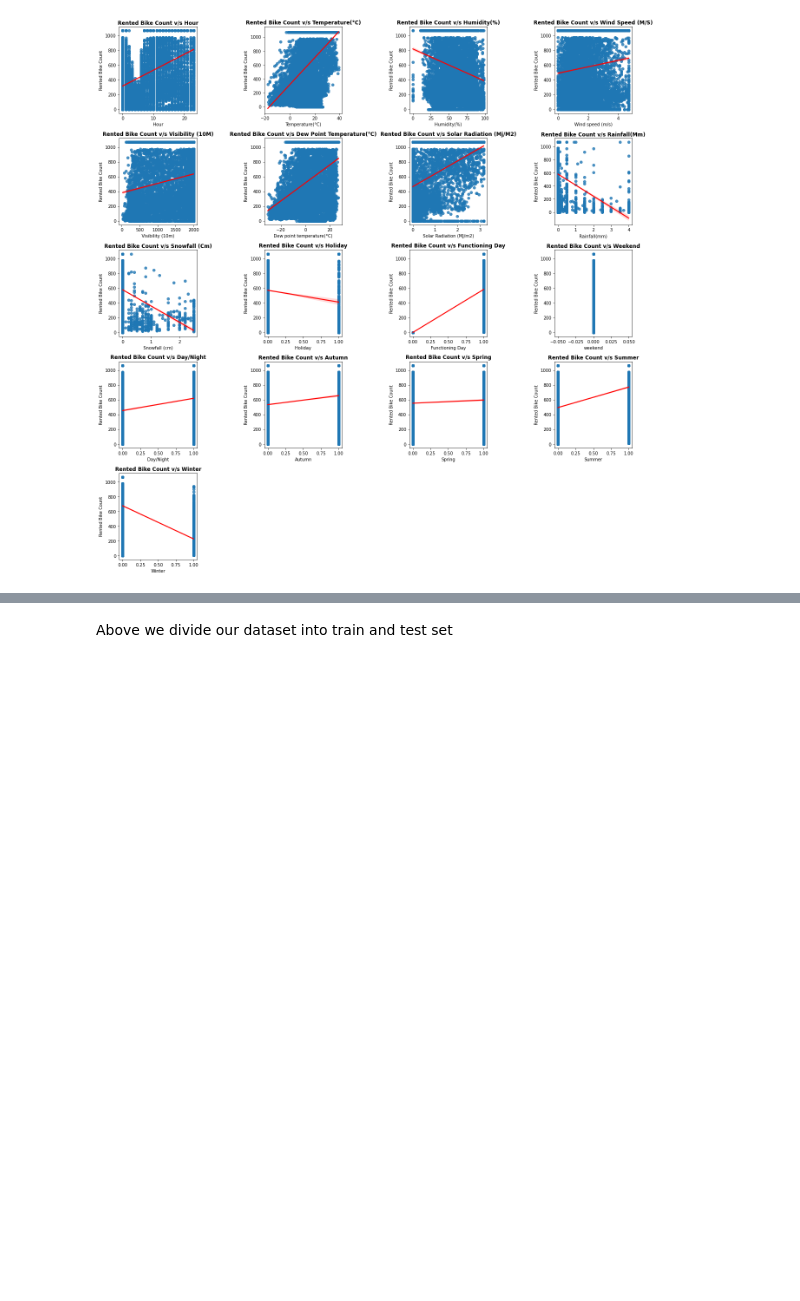
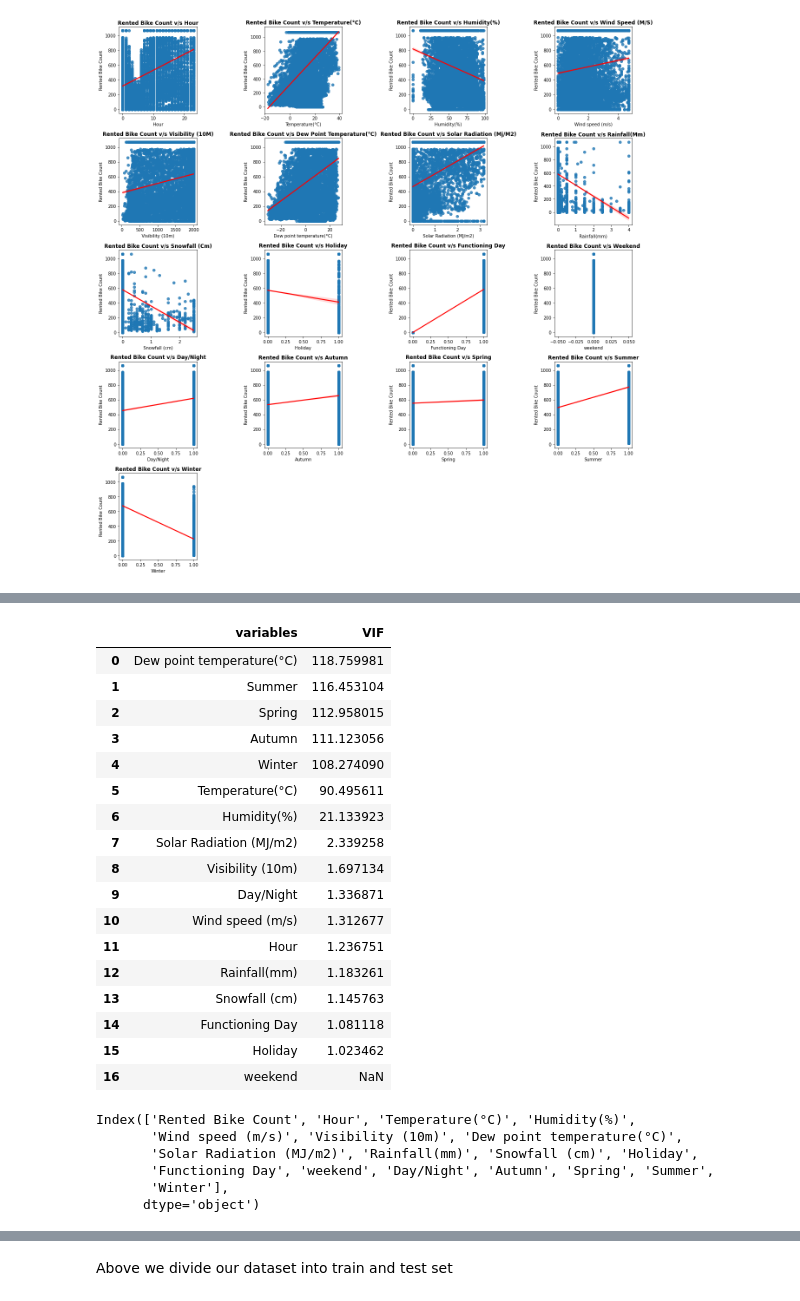
Before and after one commit to prajwalDU/Bike-sharing-demand-prdiction-prajwal, a Jupyter notebook: Final_Bike_Sharing_Demand_Prediction_Capstone_Project.ipynb, the cells around one changed output, grey strips where cells are left out. Drawn from its saved outputs; the diff is of its cells as text; code cells hidden in the pictures; blank space fills up the shorter version.

```diff
--- a/Final_Bike_Sharing_Demand_Prediction_Capstone_Project.ipynb
+++ b/Final_Bike_Sharing_Demand_Prediction_Capstone_Project.ipynb
@@ -402,0 +277,33 @@ plot.set_title('Features Correlating with Rented Bike Count', fontdict={'fontsiz
+# %%
+# importing vif
+from statsmodels.stats.outliers_influence import variance_inflation_factor
+
+# Write a function for calculating variance inflation factor(VIF)
+def cal_vif(X):
+  vif = pd.DataFrame()
+  vif['variables'] = X.columns
+  vif['VIF'] = [variance_inflation_factor(X.values, i) for i in range(X.shape[1])]
+  return(vif.sort_values(by='VIF', ascending=False).reset_index(drop=True))
+# %%
+# Checking VIF for each variable
+independent_variables = [i for i in data.columns if i not in ['Rented Bike Count']]
+cal_vif(data[independent_variables])
+# %% [output]
+|  | variables | VIF |
+| 0 | Dew point temperature(°C) | 118.759981 |
+| 1 | Summer | 116.453104 |
+| 2 | Spring | 112.958015 |
+| 3 | Autumn | 111.123056 |
+| 4 | Winter | 108.274090 |
+| 5 | Temperature(°C) | 90.495611 |
+| 6 | Humidity(%) | 21.133923 |
+| 7 | Solar Radiation (MJ/m2) | 2.339258 |
+| 8 | Visibility (10m) | 1.697134 |
+| 9 | Day/Night | 1.336871 |
+| 10 | Wind speed (m/s) | 1.312677 |
+| 11 | Hour | 1.236751 |
+| 12 | Rainfall(mm) | 1.183261 |
+| 13 | Snowfall (cm) | 1.145763 |
+| 14 | Functioning Day | 1.081118 |
+| 15 | Holiday | 1.023462 |
+| 16 | weekend | NaN |
@@ -402,0 +312,9 @@ plot.set_title('Features Correlating with Rented Bike Count', fontdict={'fontsiz
+# %%
+data.columns
+# %% [output]
+Index(['Rented Bike Count', 'Hour', 'Temperature(°C)', 'Humidity(%)',
+       'Wind speed (m/s)', 'Visibility (10m)', 'Dew point temperature(°C)',
+       'Solar Radiation (MJ/m2)', 'Rainfall(mm)', 'Snowfall (cm)', 'Holiday',
+       'Functioning Day', 'weekend', 'Day/Night', 'Autumn', 'Spring', 'Summer',
+       'Winter'],
+      dtype='object')
```
Also changed, not shown: parts of 33 cells of this notebook.
